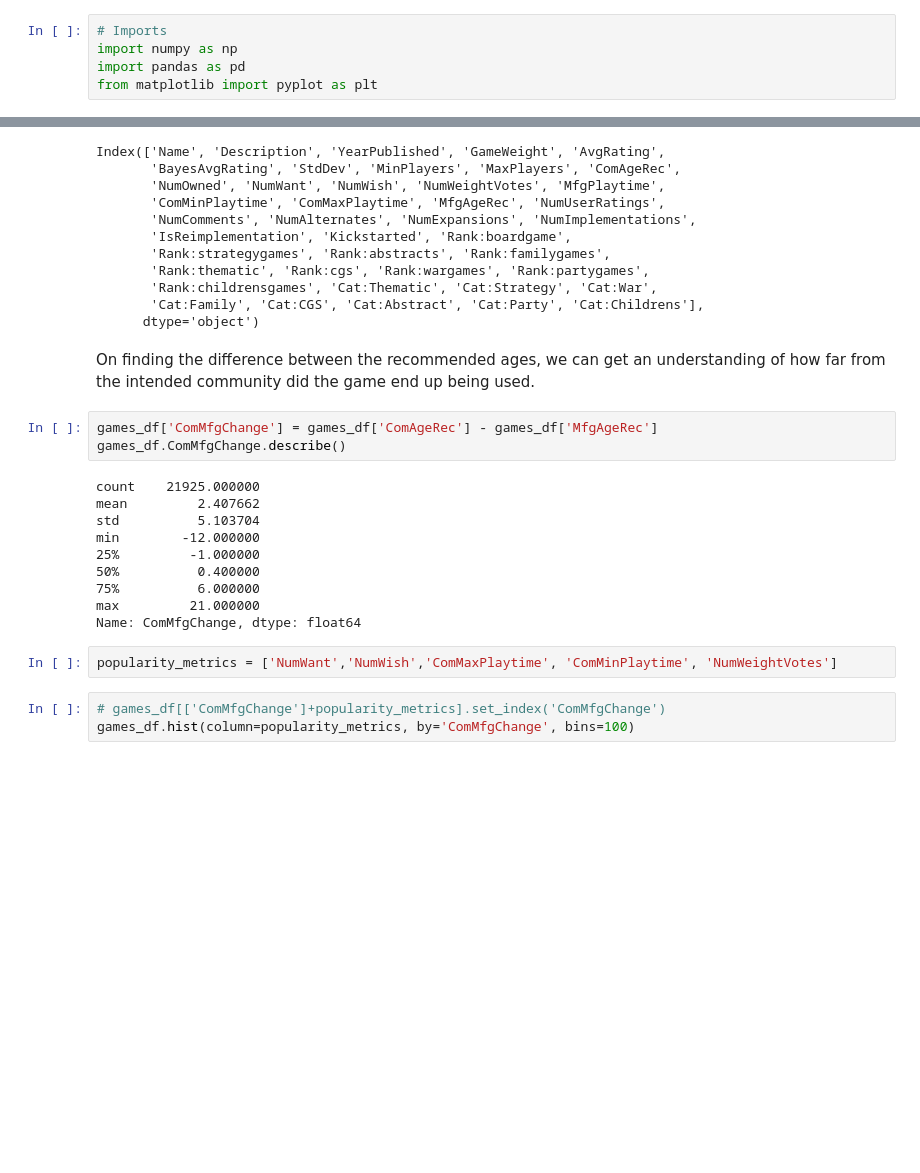
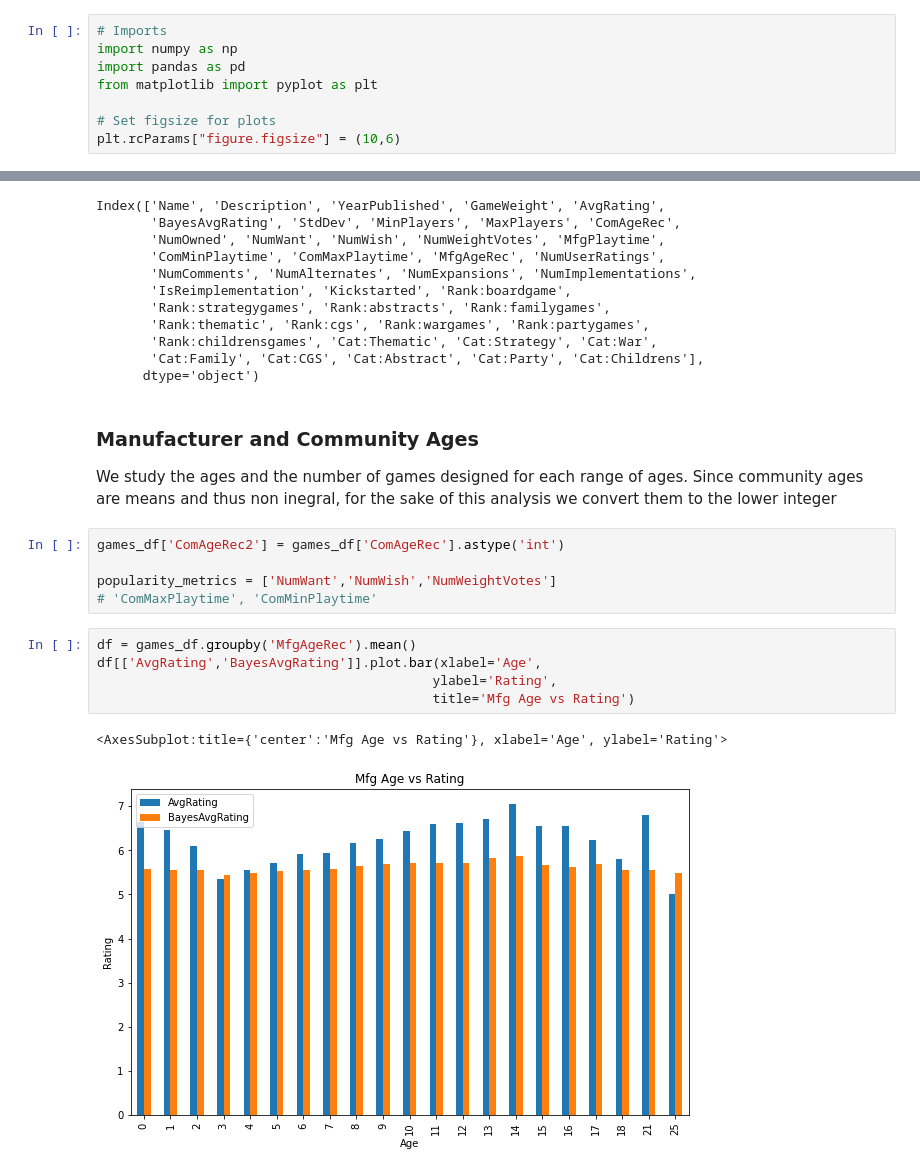
Before and after one commit to XiaoleiDu/ECE143-Group1-WI22, a Jupyter notebook: notebooks/visualization.ipynb, the cells around one changed output, grey strips where cells are left out. Saved outputs shown, nothing was run; the diff lists cells and outputs as text; blank space fills up the shorter version.

Commit message:
Adding visualization for Age and Kickstarter

```diff
--- a/notebooks/visualization.ipynb
+++ b/notebooks/visualization.ipynb
@@ -7,6 +7,9 @@ After downloading and cleaning the dataset, we move towards exploring it. Throug
 import numpy as np
 import pandas as pd
 from matplotlib import pyplot as plt
+
+# Set figsize for plots
+plt.rcParams["figure.figsize"] = (10,6)
 # %%
 # Loading the files required
 games_df = pd.read_csv("../data/games_cleaned.csv").drop(['Unnamed: 0'], axis=1).set_index('BGGId')
@@ -42,23 +46,20 @@ Index(['Name', 'Description', 'YearPublished', 'GameWeight', 'AvgRating',
        'Rank:childrensgames', 'Cat:Thematic', 'Cat:Strategy', 'Cat:War',
        'Cat:Family', 'Cat:CGS', 'Cat:Abstract', 'Cat:Party', 'Cat:Childrens'],
       dtype='object')
-# %% [markdown]
-On finding the difference between the recommended ages, we can get an understanding of how far from the intended community did the game end up being used.
-# %%
-games_df['ComMfgChange'] = games_df['ComAgeRec'] - games_df['MfgAgeRec']
-games_df.ComMfgChange.describe()
-# %% [output]
-count    21925.000000
-mean         2.407662
-std          5.103704
-min        -12.000000
-25%         -1.000000
-50%          0.400000
-75%          6.000000
-max         21.000000
-Name: ComMfgChange, dtype: float64
+# %% [markdown]
+### Manufacturer and Community Ages
+
+We study the ages and the number of games designed for each range of ages. Since community ages are means and thus non inegral, for the sake of this analysis we convert them to the lower integer
 # %%
-popularity_metrics = ['NumWant','NumWish','ComMaxPlaytime', 'ComMinPlaytime', 'NumWeightVotes']
+games_df['ComAgeRec2'] = games_df['ComAgeRec'].astype('int')
+
+popularity_metrics = ['NumWant','NumWish','NumWeightVotes']
+# 'ComMaxPlaytime', 'ComMinPlaytime'
 # %%
-# games_df[['ComMfgChange']+popularity_metrics].set_index('ComMfgChange')
-games_df.hist(column=popularity_metrics, by='ComMfgChange', bins=100)
+df = games_df.groupby('MfgAgeRec').mean()
+df[['AvgRating','BayesAvgRating']].plot.bar(xlabel='Age',
+                                           ylabel='Rating',
+                                           title='Mfg Age vs Rating')
+# %% [output]
+<AxesSubplot:title={'center':'Mfg Age vs Rating'}, xlabel='Age', ylabel='Rating'>
+[figure, added]
```
Also changed, not shown: parts of 14 cells of this notebook.
